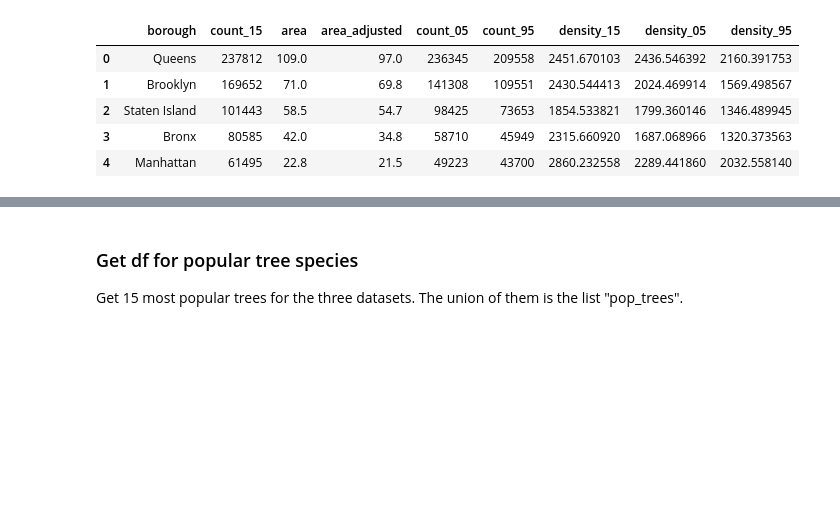
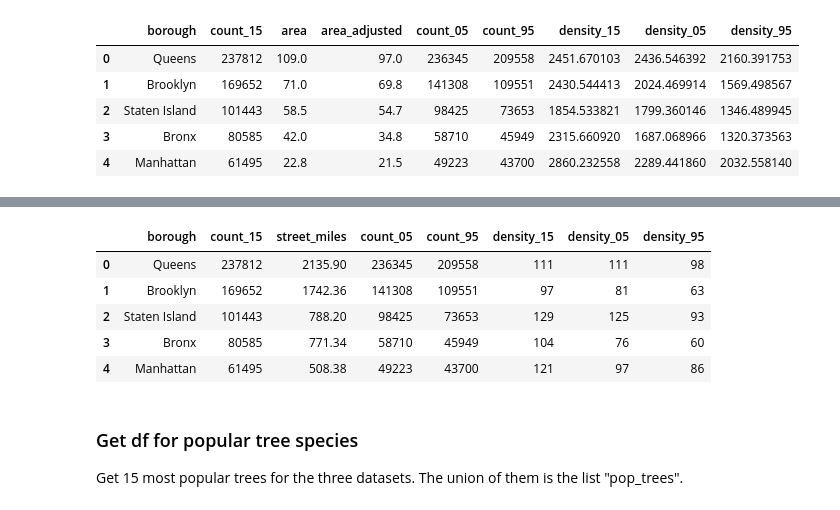
Before and after one commit to i-silk/nyc-tree-census, a Jupyter notebook: clean_data.ipynb, the cells around one changed output, grey strips where cells are left out. Drawn from its saved outputs; the diff is of its cells as text; code cells hidden in the pictures; blank space fills up the shorter version.

```diff
--- a/clean_data.ipynb
+++ b/clean_data.ipynb
@@ -499,0 +512,2 @@ Manhattan is now the greenest neighborhood in NYC, but this wasn't the case 10 a
+# %%
+borough_st_mi = pd.read_csv('borough_street_mi.csv')
@@ -499,0 +523,25 @@ Manhattan is now the greenest neighborhood in NYC, but this wasn't the case 10 a
+# %%
+boroughs = pd.DataFrame(df15as.boroname.value_counts().reset_index())
+boroughs.columns = ['borough', 'count_15']
+boroughs = pd.merge(boroughs, borough_st_mi, on='borough', how='left')
+
+boroughs05 = pd.DataFrame(df05as.boroname.value_counts().reset_index())
+boroughs05.columns = ['borough', 'count_05']
+boroughs = pd.merge(boroughs, boroughs05, on='borough', how='left')
+
+boroughs95 = pd.DataFrame(df95as.boroname.value_counts().reset_index())
+boroughs95.columns = ['borough', 'count_95']
+boroughs = pd.merge(boroughs, boroughs95, on='borough', how='left')
+
+boroughs['density_15'] = (boroughs['count_15'] / boroughs['street_miles'] + 0.5).astype(int)
+boroughs['density_05'] = (boroughs['count_05'] / boroughs['street_miles'] + 0.5).astype(int)
+boroughs['density_95'] = (boroughs['count_95'] / boroughs['street_miles'] + 0.5).astype(int)
+# %%
+boroughs
+# %% [output]
+|  | borough | count_15 | street_miles | count_05 | count_95 | density_15 | density_05 | density_95 |
+| 0 | Queens | 237812 | 2135.90 | 236345 | 209558 | 111 | 111 | 98 |
+| 1 | Brooklyn | 169652 | 1742.36 | 141308 | 109551 | 97 | 81 | 63 |
+| 2 | Staten Island | 101443 | 788.20 | 98425 | 73653 | 129 | 125 | 93 |
+| 3 | Bronx | 80585 | 771.34 | 58710 | 45949 | 104 | 76 | 60 |
+| 4 | Manhattan | 61495 | 508.38 | 49223 | 43700 | 121 | 97 | 86 |
```
Also changed, not shown: parts of 10 cells of this notebook, 5 other files.
